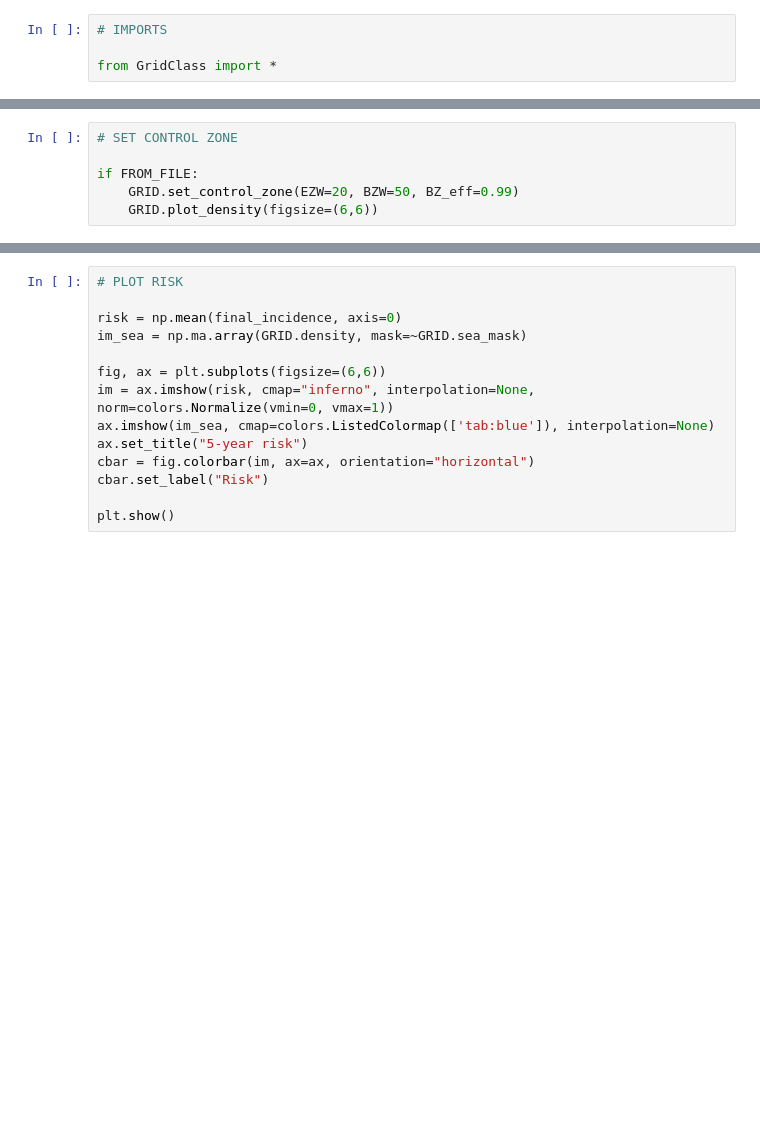
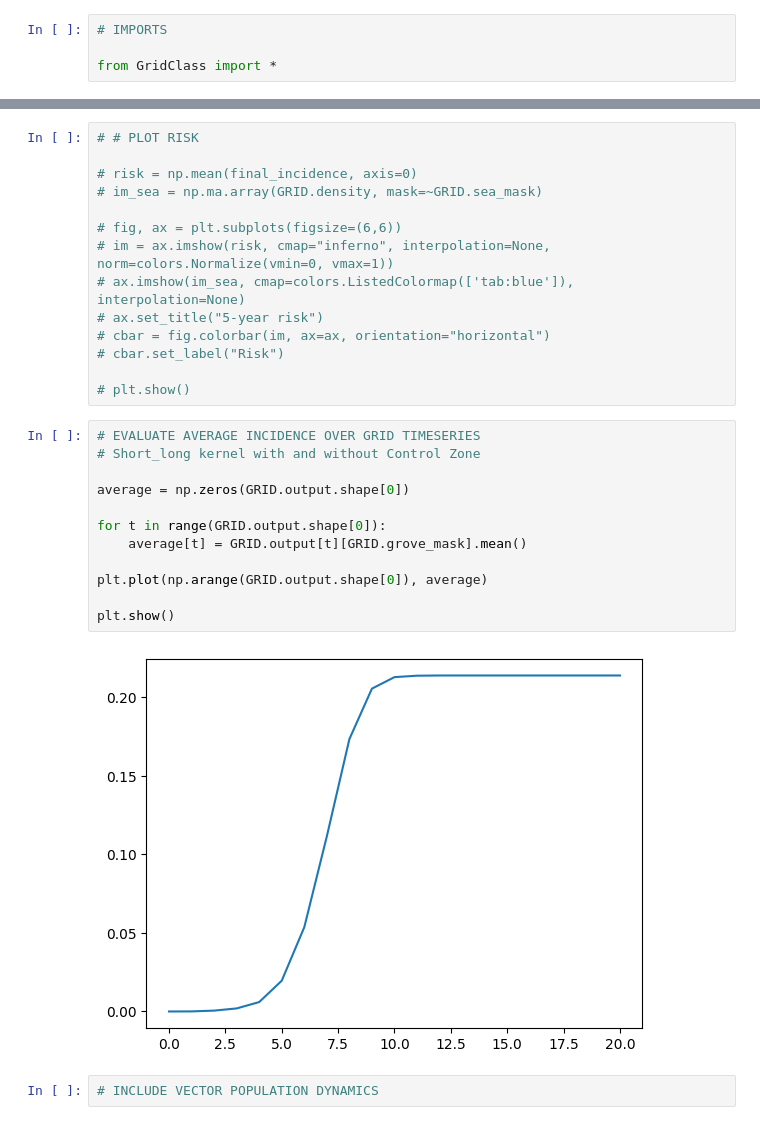
Before and after one commit to LeonMengoni/Xylella-Fastidiosa, a Jupyter notebook: Xylella_simulation.ipynb, the cells around one changed output, grey strips where cells are left out. Drawn from its saved outputs; the diff is of its cells as text; blank space fills up the shorter version.

```diff
--- a/Xylella_simulation.ipynb
+++ b/Xylella_simulation.ipynb
@@ -26,6 +66,0 @@ GRID.plot_density(figsize=(6,6))
-# %%
-# SET CONTROL ZONE
-
-if FROM_FILE:
-    GRID.set_control_zone(EZW=20, BZW=50, BZ_eff=0.99)
-    GRID.plot_density(figsize=(6,6))
@@ -103,14 +100,30 @@ for i in range(N):
 # %%
-# PLOT RISK
+# # PLOT RISK
 
-risk = np.mean(final_incidence, axis=0)
-im_sea = np.ma.array(GRID.density, mask=~GRID.sea_mask)
+# risk = np.mean(final_incidence, axis=0)
+# im_sea = np.ma.array(GRID.density, mask=~GRID.sea_mask)
 
-fig, ax = plt.subplots(figsize=(6,6))
-im = ax.imshow(risk, cmap="inferno", interpolation=None, norm=colors.Normalize(vmin=0, vmax=1))
-ax.imshow(im_sea, cmap=colors.ListedColormap(['tab:blue']), interpolation=None)
-ax.set_title("5-year risk")
-cbar = fig.colorbar(im, ax=ax, orientation="horizontal")
-cbar.set_label("Risk")
+# fig, ax = plt.subplots(figsize=(6,6))
+# im = ax.imshow(risk, cmap="inferno", interpolation=None, norm=colors.Normalize(vmin=0, vmax=1))
+# ax.imshow(im_sea, cmap=colors.ListedColormap(['tab:blue']), interpolation=None)
+# ax.set_title("5-year risk")
+# cbar = fig.colorbar(im, ax=ax, orientation="horizontal")
+# cbar.set_label("Risk")
 
-plt.show()
+# plt.show()
+# %%
+# EVALUATE AVERAGE INCIDENCE OVER GRID TIMESERIES
+# Short_long kernel with and without Control Zone
+
+average = np.zeros(GRID.output.shape[0])
+
+for t in range(GRID.output.shape[0]):
+    average[t] = GRID.output[t][GRID.grove_mask].mean()
+
+plt.plot(np.arange(GRID.output.shape[0]), average)
+
+plt.show()
+# %% [output]
+[figure, added]
+# %%
+# INCLUDE VECTOR POPULATION DYNAMICS
```
Also changed, not shown: parts of 9 cells of this notebook, 1 other file.
